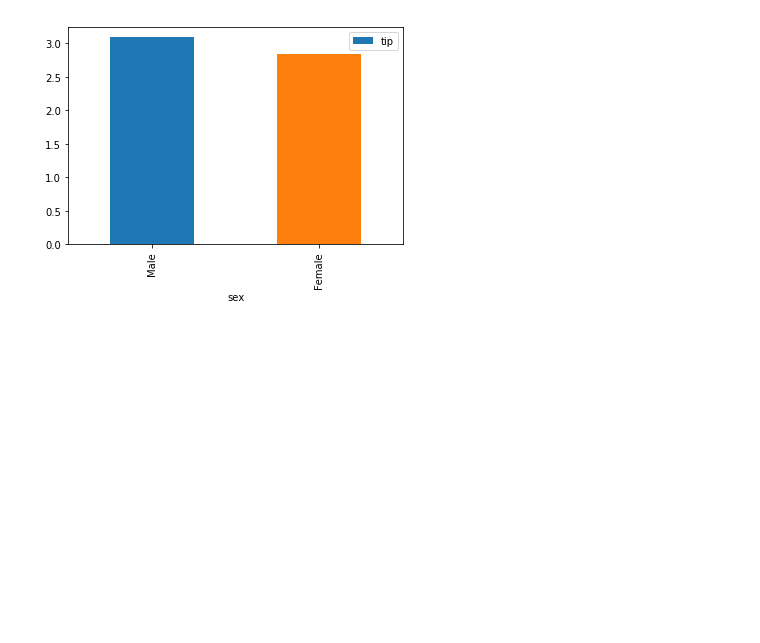
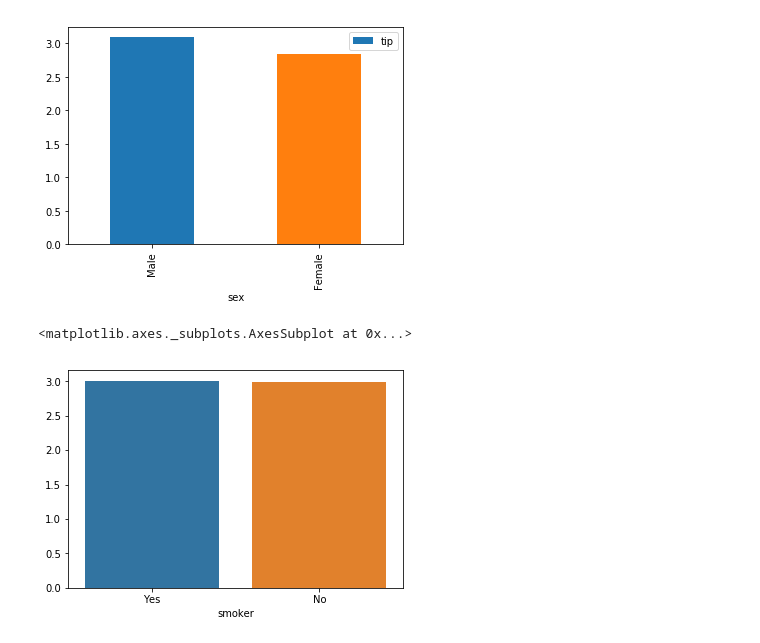
Before and after one commit to chankoo/python, a Jupyter notebook: 6.1 pandas.ipynb, the cells around one changed output. Cells and saved outputs as stored; diff of their text form; code cells hidden in the pictures; blank space fills up the shorter version.

```diff
--- a/6.1 pandas.ipynb
+++ b/6.1 pandas.ipynb
@@ -1410,3 +1430,8 @@ sextip.plot.bar(legend=True)
 # %% [output]
 <matplotlib.axes._subplots.AxesSubplot at 0x...>
 [figure]
+# %%
+sns.barplot(x=tmp.index,y=tmp.values)
+# %% [output]
+<matplotlib.axes._subplots.AxesSubplot at 0x...>
+[figure, added]
```
Also changed, not shown: parts of 3 cells of this notebook.
